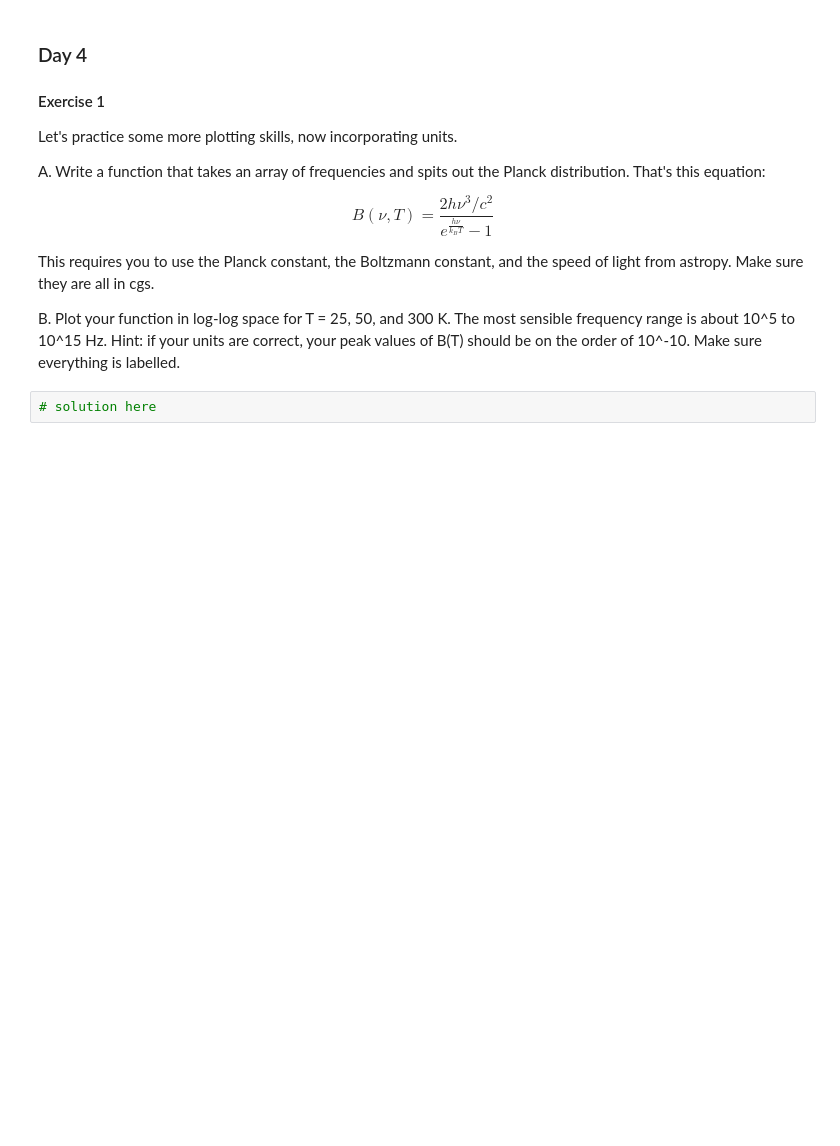
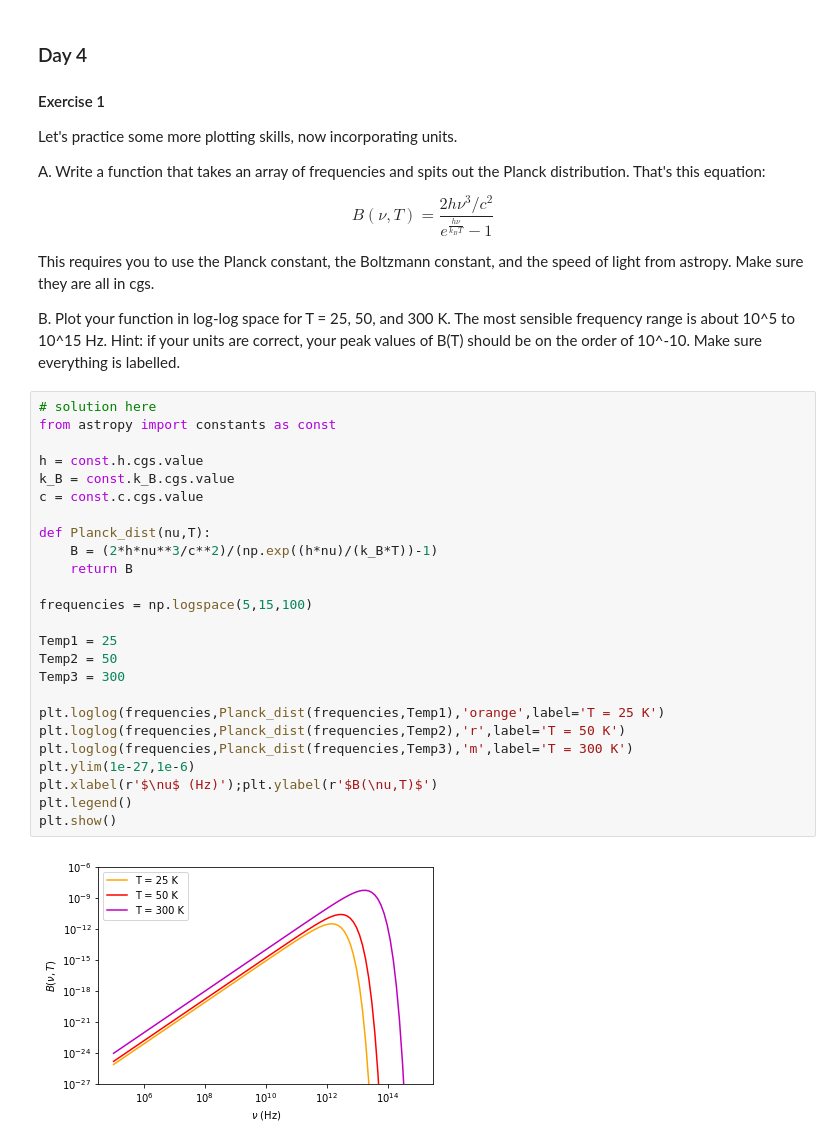
Before and after one commit to UTAustinTAURUS/day-1-exercises-MariaStraight, a Jupyter notebook: Exercises-Day1.ipynb, the cells around one changed output. Saved outputs shown, nothing was run; the diff lists cells and outputs as text; blank space fills up the shorter version.

```diff
--- a/Exercises-Day1.ipynb
+++ b/Exercises-Day1.ipynb
@@ -184,6 +225,31 @@ $$ B(\nu, T) = \frac{2h\nu^3/c^2}{e^{\frac{h\nu}{k_B T}} - 1} $$
 This requires you to use the Planck constant, the Boltzmann constant, and the speed of light from astropy. Make sure they are all in cgs.
 
 B. Plot your function in log-log space for T = 25, 50, and 300 K. The most sensible frequency range is about 10^5 to 10^15 Hz. Hint: if your units are correct, your peak values of B(T) should be on the order of 10^-10. Make sure everything is labelled.
-# %%
-# solution here
+# %%
+# solution here
+from astropy import constants as const
+
+h = const.h.cgs.value
+k_B = const.k_B.cgs.value
+c = const.c.cgs.value
+
+def Planck_dist(nu,T):
+    B = (2*h*nu**3/c**2)/(np.exp((h*nu)/(k_B*T))-1)
+    return B
+
+frequencies = np.logspace(5,15,100)
+
+Temp1 = 25
+Temp2 = 50
+Temp3 = 300
+
+plt.loglog(frequencies,Planck_dist(frequencies,Temp1),'orange',label='T = 25 K')
+plt.loglog(frequencies,Planck_dist(frequencies,Temp2),'r',label='T = 50 K')
+plt.loglog(frequencies,Planck_dist(frequencies,Temp3),'m',label='T = 300 K')
+plt.ylim(1e-27,1e-6)
+plt.xlabel(r'$\nu$ (Hz)');plt.ylabel(r'$B(\nu,T)$')
+plt.legend()
+plt.show()
+# %% [output]
+[figure, added]
 # %% [markdown]
```
Also changed, not shown: parts of 8 cells of this notebook.
